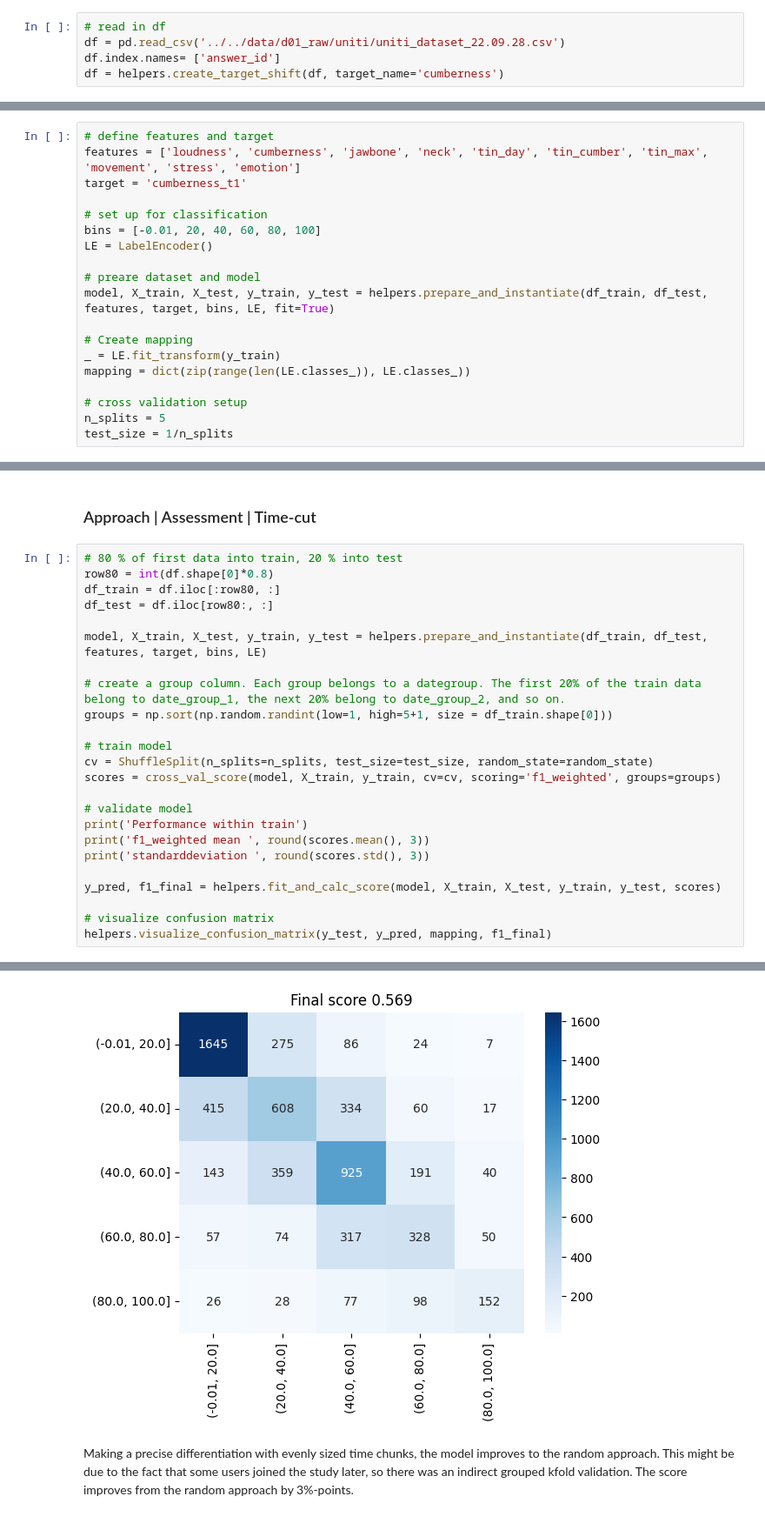
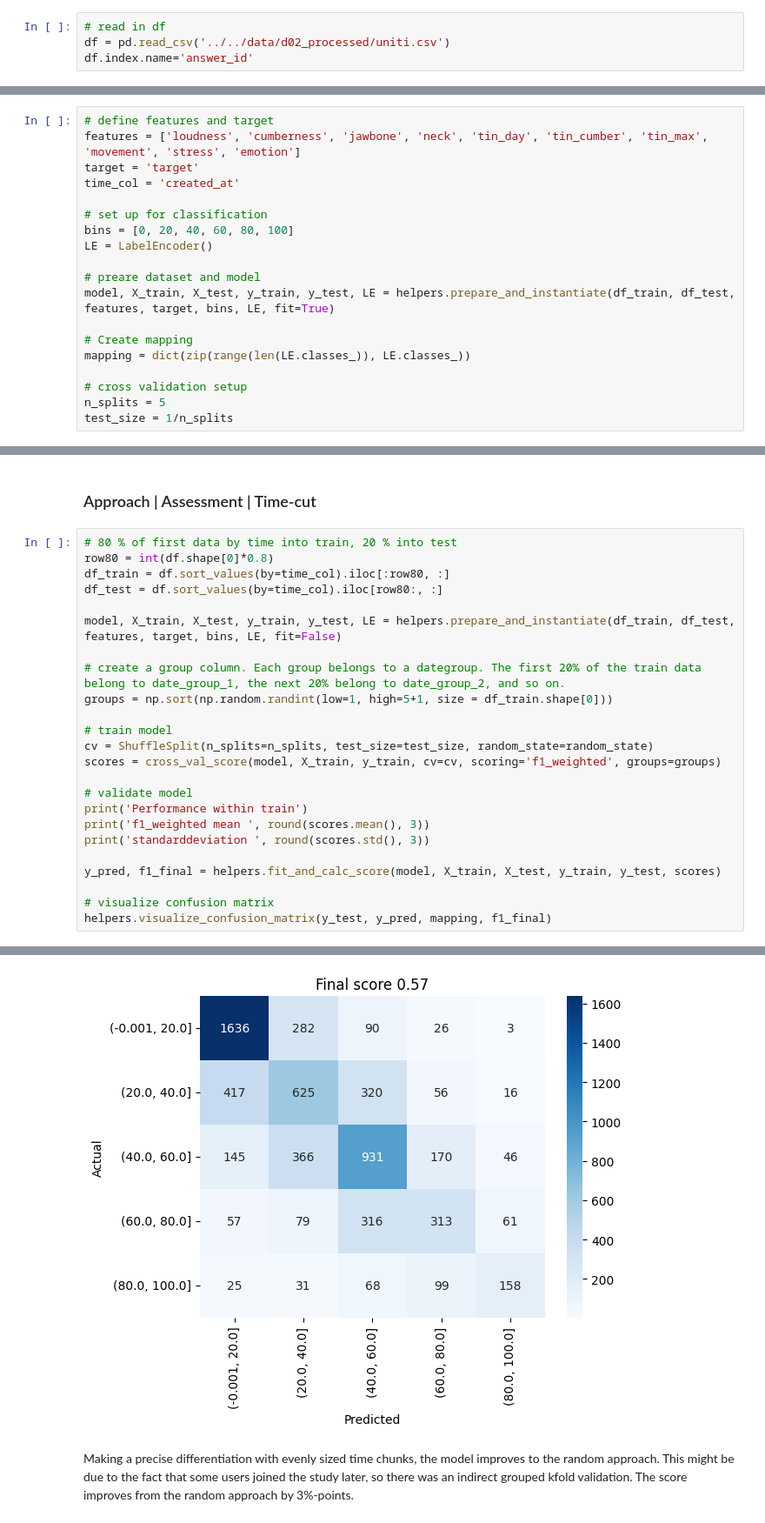
Before and after one commit to joa24jm/UsAs, a Jupyter notebook: src/d02_ml_pipelines/uniti.ipynb, the cells around one changed output, grey strips where cells are left out. Shown at 87% size. Saved outputs shown, nothing was run; the diff lists cells and outputs as text.

Commit message:
Read in processed uniti data and refactor

```diff
--- a/src/d02_ml_pipelines/uniti.ipynb
+++ b/src/d02_ml_pipelines/uniti.ipynb
@@ -41,9 +41,8 @@ from src.d00_utils import helpers
 pd.options.mode.chained_assignment = None
 # %%
 # read in df
-df = pd.read_csv('../../data/d01_raw/uniti/uniti_dataset_22.09.28.csv')
-df.index.names= ['answer_id']
-df = helpers.create_target_shift(df, target_name='cumberness')
+df = pd.read_csv('../../data/d02_processed/uniti.csv')
+df.index.name='answer_id'
 # %% [markdown]
 Define test data to evaluate all approaches on the same testset.
 
@@ -68,17 +67,17 @@ df_test = df[df['user_id'].isin(test_users)]
 # %%
 # define features and target
 features = ['loudness', 'cumberness', 'jawbone', 'neck', 'tin_day', 'tin_cumber', 'tin_max', 'movement', 'stress', 'emotion']
-target = 'cumberness_t1'
+target = 'target'
+time_col = 'created_at'
 
 # set up for classification
-bins = [-0.01, 20, 40, 60, 80, 100]
+bins = [0, 20, 40, 60, 80, 100]
 LE = LabelEncoder()
 
 # preare dataset and model
-model, X_train, X_test, y_train, y_test = helpers.prepare_and_instantiate(df_train, df_test, features, target, bins, LE, fit=True)
+model, X_train, X_test, y_train, y_test, LE = helpers.prepare_and_instantiate(df_train, df_test, features, target, bins, LE, fit=True)
 
 # Create mapping
-_ = LE.fit_transform(y_train)
 mapping = dict(zip(range(len(LE.classes_)), LE.classes_))
 
 # cross validation setup
@@ -233,12 +241,12 @@ With the standard random shuffle and ignoring user aspects, the model is better
 # %% [markdown]
 ### Approach | Assessment | Time-cut
 # %%
-# 80 % of first data into train, 20 % into test
+# 80 % of first data by time into train, 20 % into test
 row80 = int(df.shape[0]*0.8)
-df_train = df.iloc[:row80, :]
-df_test = df.iloc[row80:, :]
+df_train = df.sort_values(by=time_col).iloc[:row80, :]
+df_test = df.sort_values(by=time_col).iloc[row80:, :]
 
-model, X_train, X_test, y_train, y_test = helpers.prepare_and_instantiate(df_train, df_test, features, target, bins, LE)
+model, X_train, X_test, y_train, y_test, LE = helpers.prepare_and_instantiate(df_train, df_test, features, target, bins, LE, fit=False)
 
 # create a group column. Each group belongs to a dategroup. The first 20% of the train data belong to date_group_1, the next 20% belong to date_group_2, and so on.
 groups = np.sort(np.random.randint(low=1, high=5+1, size = df_train.shape[0]))
@@ -262,6 +270,6 @@ f1_weighted mean  0.58
 standarddeviation  0.002
 f1_weighted testscore:  0.571
-[figure, old version]
+[figure, new version]
 # %% [markdown]
 Making a precise differentiation with evenly sized time chunks, the model improves to the random approach. This might be due to the fact that some users joined the study later, so there was an indirect grouped kfold validation. The score improves from the random approach by 3%-points.
 # %% [markdown]
```
Also changed, not shown: parts of 6 cells of this notebook.
